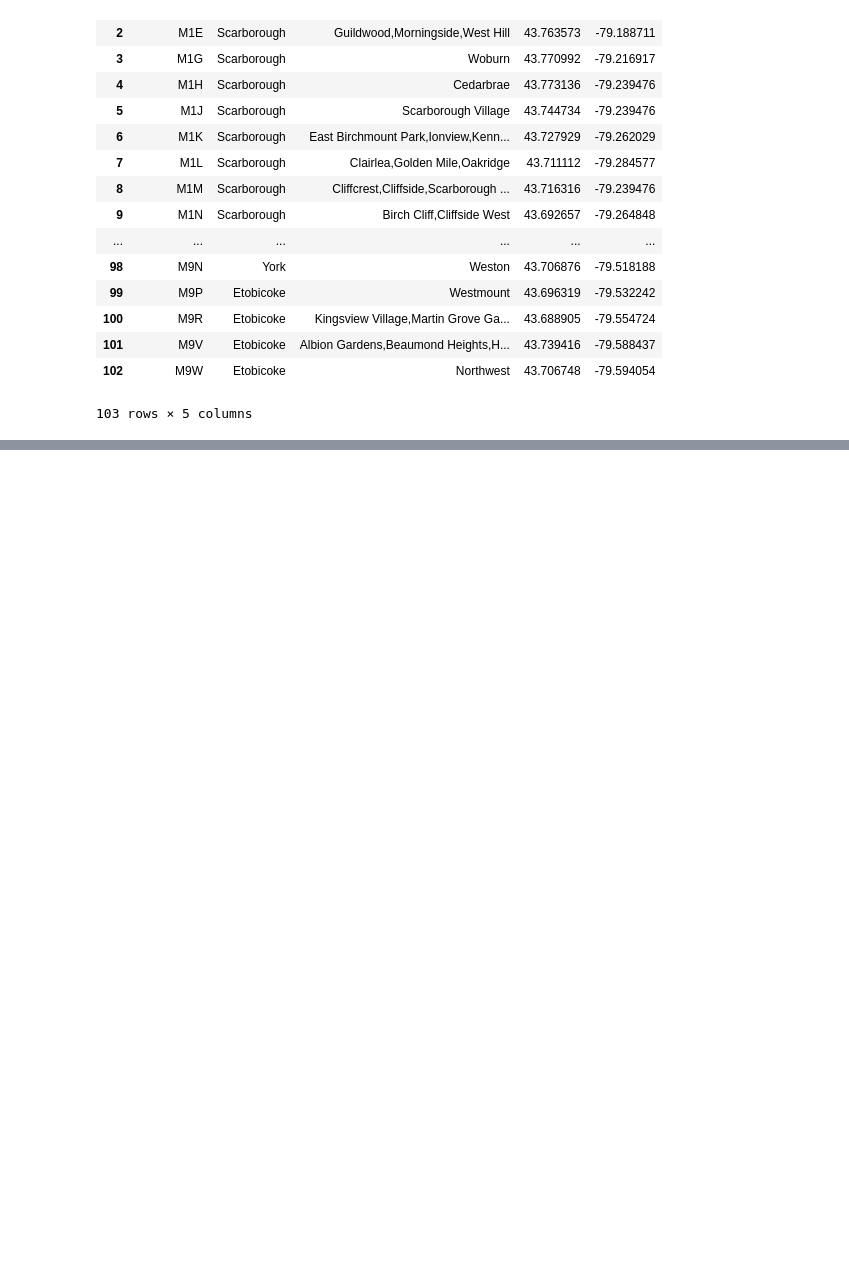
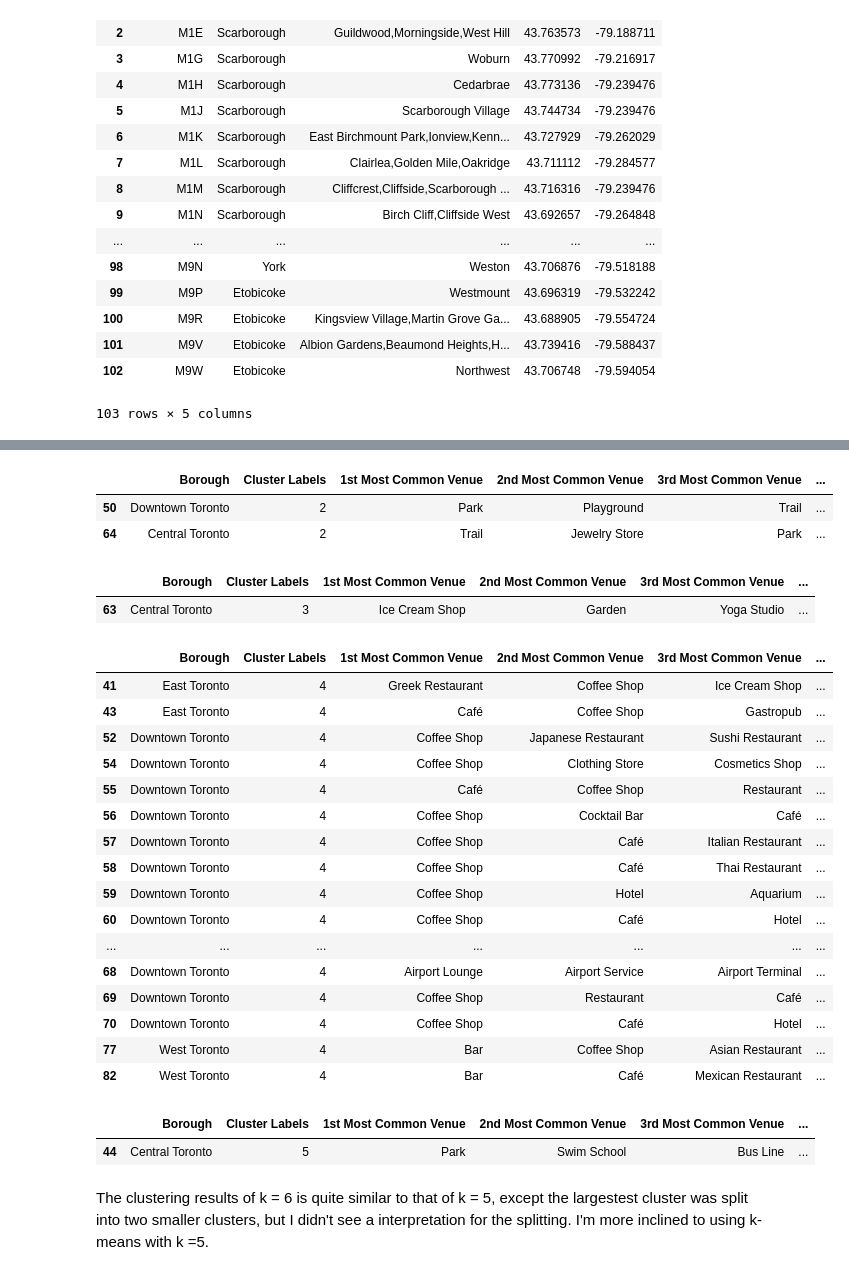
Before and after one commit to FuAdventure/Coursera_Capstone, a Jupyter notebook: Segmenting and Clustering Neighborhoods in Toronto.ipynb, the cells around one changed output, grey strips where cells are left out. Drawn from its saved outputs; the diff is of its cells as text; code cells hidden in the pictures; blank space fills up the shorter version.

```diff
--- a/Segmenting and Clustering Neighborhoods in Toronto.ipynb
+++ b/Segmenting and Clustering Neighborhoods in Toronto.ipynb
@@ -241,0 +626,9 @@ df_m
+# %%
+# set number of clusters
+kclusters2 = 6
+
+# run k-means clustering
+kmeans2 = KMeans(n_clusters=kclusters, random_state=0).fit(toronto_grouped_clustering)
+
+# check cluster labels generated for each row in the dataframe
+kmeans2.labels_
@@ -241,0 +638,10 @@ df_m
+# %%
+# add clustering labels
+neighborhoods_venues_sorted['Cluster Labels'] = kmeans2.labels_
+
+toronto_merged = df_Toronto
+
+# merge toronto_grouped with toronto_data to add latitude/longitude for each neighborhood
+toronto_merged = toronto_merged.join(neighborhoods_venues_sorted.set_index('Neighborhood'), on='Neighborhood')
+
+toronto_merged.head()
@@ -241,0 +707,42 @@ df_m
+# %%
+#Cluster 3
+toronto_merged.loc[toronto_merged['Cluster Labels'] == 2, toronto_merged.columns[[1] + list(range(5, toronto_merged.shape[1]))]]
+# %% [output]
+|  | Borough | Cluster Labels | 1st Most Common Venue | 2nd Most Common Venue | 3rd Most Common Venue | ... |
+| 50 | Downtown Toronto | 2 | Park | Playground | Trail | ... |
+| 64 | Central Toronto | 2 | Trail | Jewelry Store | Park | ... |
+# %%
+#Cluster 4
+toronto_merged.loc[toronto_merged['Cluster Labels'] == 3, toronto_merged.columns[[1] + list(range(5, toronto_merged.shape[1]))]]
+# %% [output]
+|  | Borough | Cluster Labels | 1st Most Common Venue | 2nd Most Common Venue | 3rd Most Common Venue | ... |
+| 63 | Central Toronto | 3 | Ice Cream Shop | Garden | Yoga Studio | ... |
+# %%
+#Cluster 5
+toronto_merged.loc[toronto_merged['Cluster Labels'] == 4, toronto_merged.columns[[1] + list(range(5, toronto_merged.shape[1]))]]
+# %% [output]
+|  | Borough | Cluster Labels | 1st Most Common Venue | 2nd Most Common Venue | 3rd Most Common Venue | ... |
+| 41 | East Toronto | 4 | Greek Restaurant | Coffee Shop | Ice Cream Shop | ... |
+| 43 | East Toronto | 4 | Café | Coffee Shop | Gastropub | ... |
+| 52 | Downtown Toronto | 4 | Coffee Shop | Japanese Restaurant | Sushi Restaurant | ... |
+| 54 | Downtown Toronto | 4 | Coffee Shop | Clothing Store | Cosmetics Shop | ... |
+| 55 | Downtown Toronto | 4 | Café | Coffee Shop | Restaurant | ... |
+| 56 | Downtown Toronto | 4 | Coffee Shop | Cocktail Bar | Café | ... |
+| 57 | Downtown Toronto | 4 | Coffee Shop | Café | Italian Restaurant | ... |
+| 58 | Downtown Toronto | 4 | Coffee Shop | Café | Thai Restaurant | ... |
+| 59 | Downtown Toronto | 4 | Coffee Shop | Hotel | Aquarium | ... |
+| 60 | Downtown Toronto | 4 | Coffee Shop | Café | Hotel | ... |
+| ... | ... | ... | ... | ... | ... | ... |
+| 68 | Downtown Toronto | 4 | Airport Lounge | Airport Service | Airport Terminal | ... |
+| 69 | Downtown Toronto | 4 | Coffee Shop | Restaurant | Café | ... |
+| 70 | Downtown Toronto | 4 | Coffee Shop | Café | Hotel | ... |
+| 77 | West Toronto | 4 | Bar | Coffee Shop | Asian Restaurant | ... |
+| 82 | West Toronto | 4 | Bar | Café | Mexican Restaurant | ... |
+# %%
+#Cluster 6
+toronto_merged.loc[toronto_merged['Cluster Labels'] == 5, toronto_merged.columns[[1] + list(range(5, toronto_merged.shape[1]))]]
+# %% [output]
+|  | Borough | Cluster Labels | 1st Most Common Venue | 2nd Most Common Venue | 3rd Most Common Venue | ... |
+| 44 | Central Toronto | 5 | Park | Swim School | Bus Line | ... |
+# %% [markdown]
+The clustering results of k = 6 is quite similar to that of k = 5, except the largestest cluster was split into two smaller clusters, but I didn't see a interpretation for the splitting. I'm more inclined to using k-means with k =5.
```
Also changed, not shown: parts of 56 cells of this notebook.
